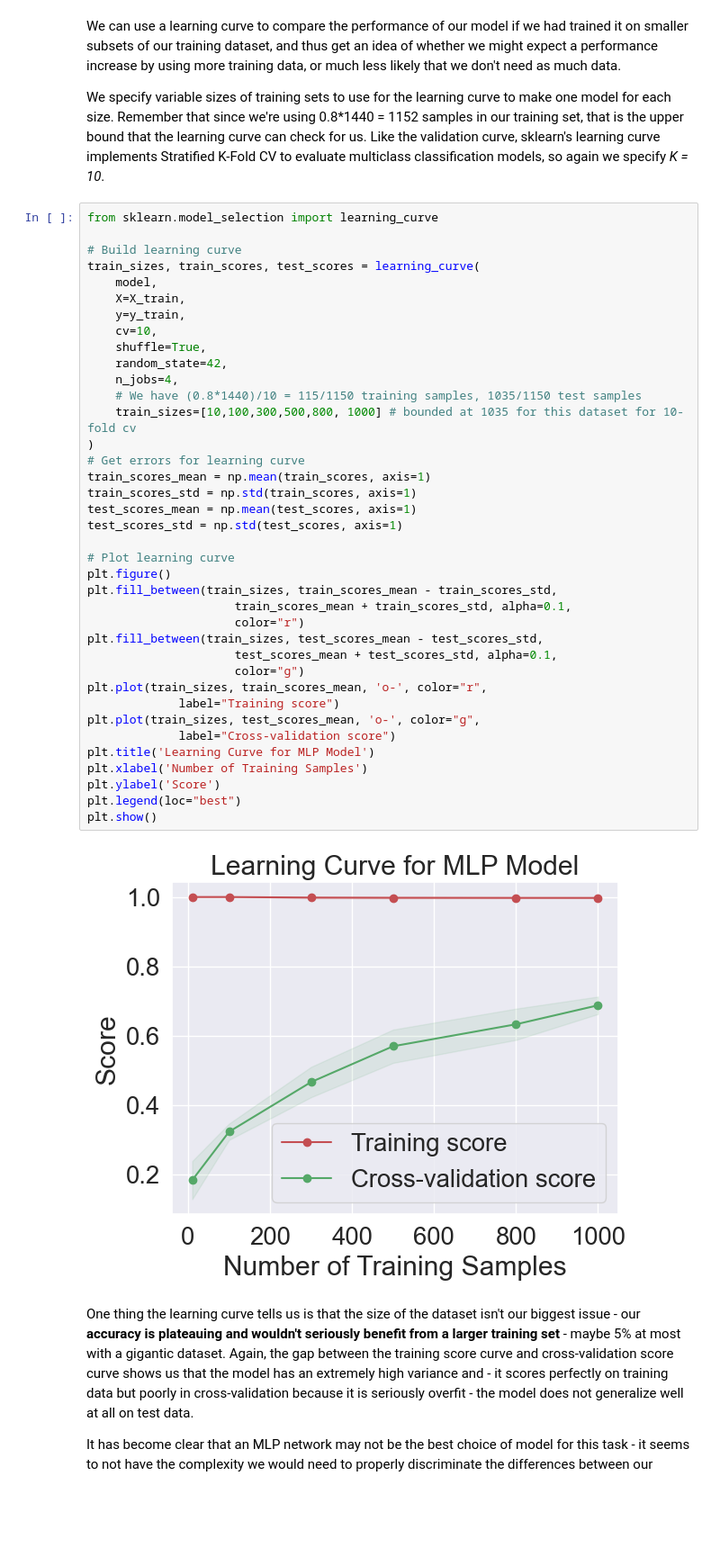
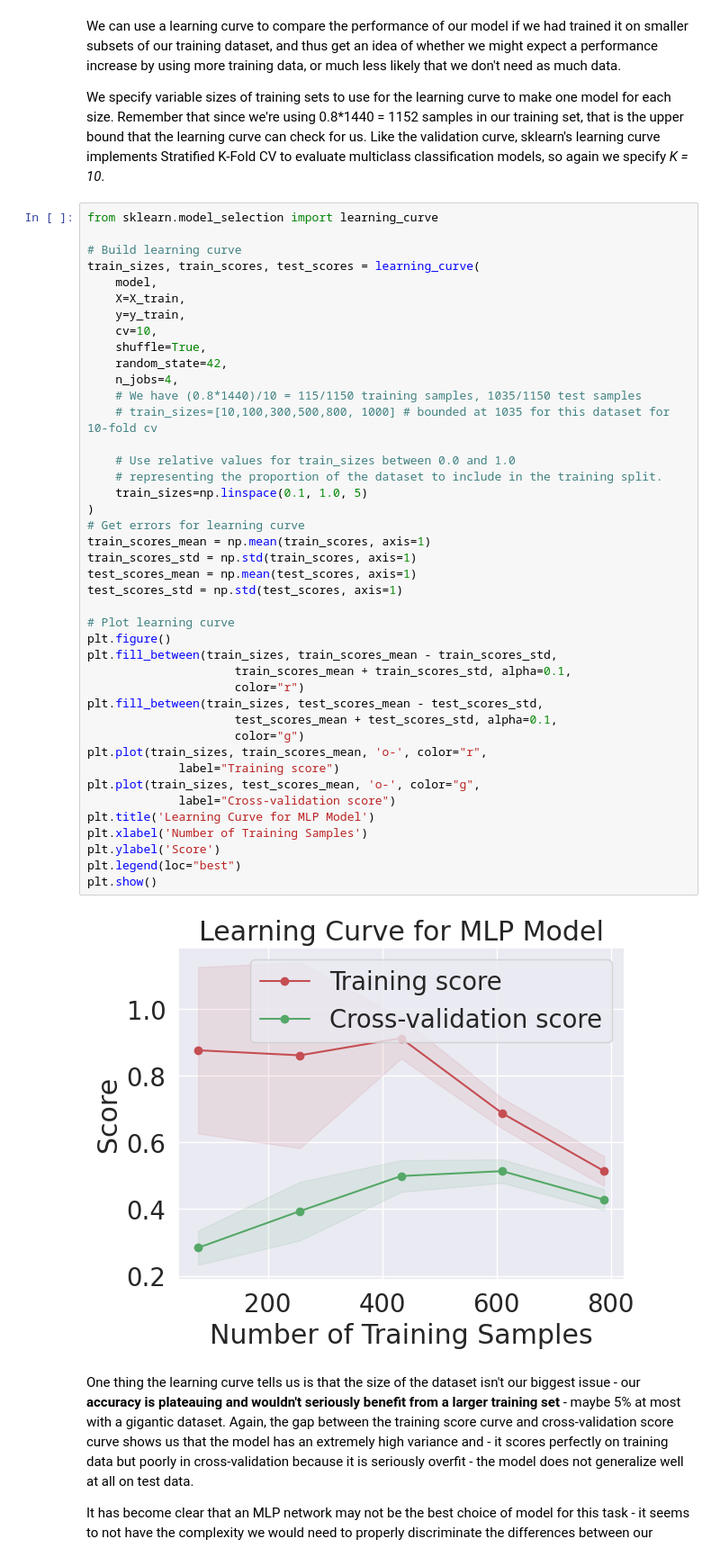
Before and after one commit to amandajeng19/Week4-NeuralNetworks, a Jupyter notebook: Week4__Neural_Networks.ipynb, the cells around one changed output. Shown: that part at 90% size. Drawn from its saved outputs; the diff is of its cells as text; blank space fills up the shorter version.

```diff
--- a/Week4__Neural_Networks.ipynb
+++ b/Week4__Neural_Networks.ipynb
@@ -794,35 +796,39 @@ train_sizes, train_scores, test_scores = learning_curve(
     cv=10,
     shuffle=True,
     random_state=42,
     n_jobs=4,
     # We have (0.8*1440)/10 = 115/1150 training samples, 1035/1150 test samples
-    train_sizes=[10,100,300,500,800, 1000] # bounded at 1035 for this dataset for 10-fold cv
+    # train_sizes=[10,100,300,500,800, 1000] # bounded at 1035 for this dataset for 10-fold cv
+
+    # Use relative values for train_sizes between 0.0 and 1.0
+    # representing the proportion of the dataset to include in the training split.
+    train_sizes=np.linspace(0.1, 1.0, 5)
 )
 # Get errors for learning curve
 train_scores_mean = np.mean(train_scores, axis=1)
 train_scores_std = np.std(train_scores, axis=1)
 test_scores_mean = np.mean(test_scores, axis=1)
 test_scores_std = np.std(test_scores, axis=1)
 
 # Plot learning curve
 plt.figure()
 plt.fill_between(train_sizes, train_scores_mean - train_scores_std,
                      train_scores_mean + train_scores_std, alpha=0.1,
                      color="r")
 plt.fill_between(train_sizes, test_scores_mean - test_scores_std,
                      test_scores_mean + test_scores_std, alpha=0.1,
                      color="g")
 plt.plot(train_sizes, train_scores_mean, 'o-', color="r",
              label="Training score")
 plt.plot(train_sizes, test_scores_mean, 'o-', color="g",
              label="Cross-validation score")
 plt.title('Learning Curve for MLP Model')
 plt.xlabel('Number of Training Samples')
 plt.ylabel('Score')
 plt.legend(loc="best")
 plt.show()
 # %% [output]
-[figure, old version]
+[figure, new version]
 # %% [markdown]
 One thing the learning curve tells us is that the size of the dataset isn't our biggest issue - our **accuracy is plateauing and wouldn't seriously benefit from a larger training set** - maybe 5% at most with a gigantic dataset. Again, the gap between the training score curve and cross-validation score curve shows us that the model has an extremely high variance and - it scores perfectly on training data but poorly in cross-validation because it is seriously overfit - the model does not generalize well at all on test data.
 
```
Also changed, not shown: parts of 6 cells of this notebook.
